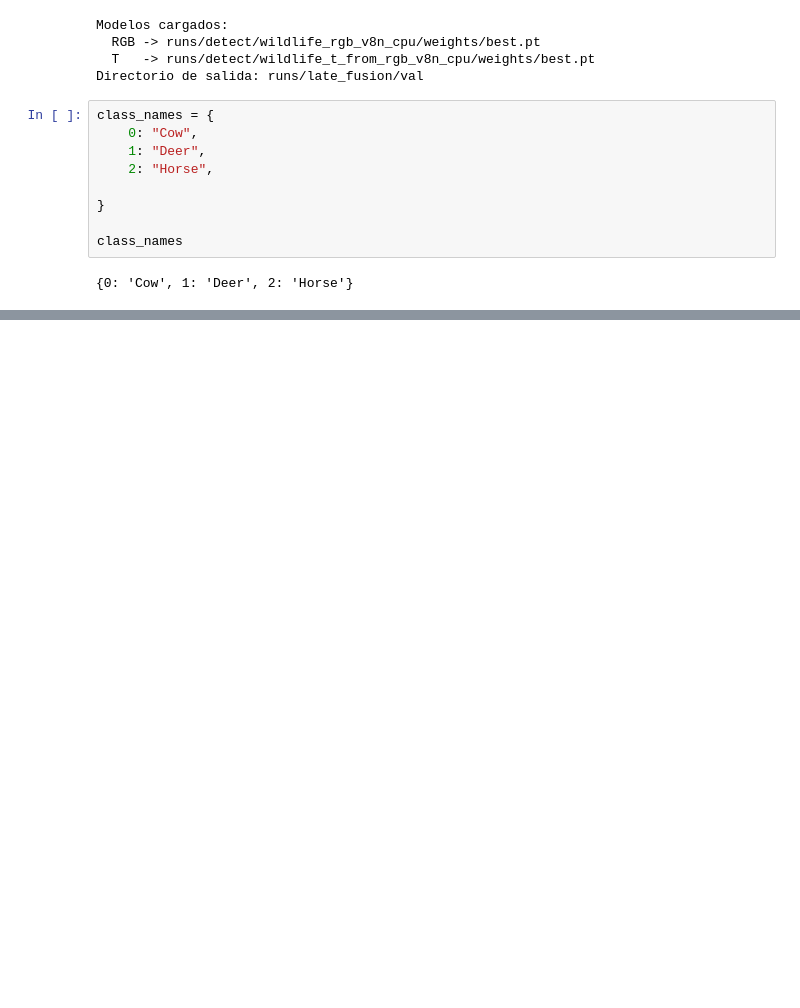
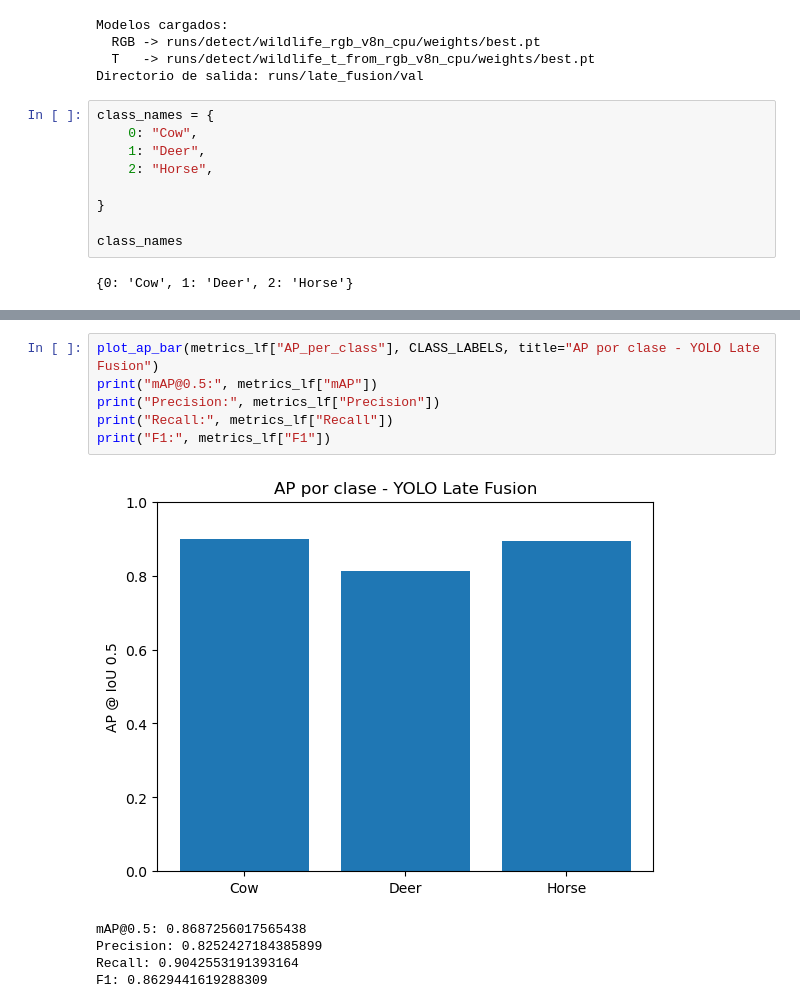
Before and after one commit to florzoffi/TP-Final-Vision, a Jupyter notebook: 3.YOLO-LATE-F.ipynb, the cells around one changed output, grey strips where cells are left out. Saved outputs shown, nothing was run; the diff lists cells and outputs as text; blank space fills up the shorter version.

```diff
--- a/3.YOLO-LATE-F.ipynb
+++ b/3.YOLO-LATE-F.ipynb
@@ -122,0 +205,12 @@ Listo: imágenes con detecciones Late Fusion guardadas en: runs/late_fusion/val
+# %%
+plot_ap_bar(metrics_lf["AP_per_class"], CLASS_LABELS, title="AP por clase - YOLO Late Fusion")
+print("mAP@0.5:", metrics_lf["mAP"])
+print("Precision:", metrics_lf["Precision"])
+print("Recall:", metrics_lf["Recall"])
+print("F1:", metrics_lf["F1"])
+# %% [output]
+[figure, added]
+mAP@0.5: 0.8687256017565438
+Precision: 0.8252427184385899
+Recall: 0.9042553191393164
+F1: 0.8629441619288309
```
Also changed, not shown: parts of 7 cells of this notebook, 10 other files.
